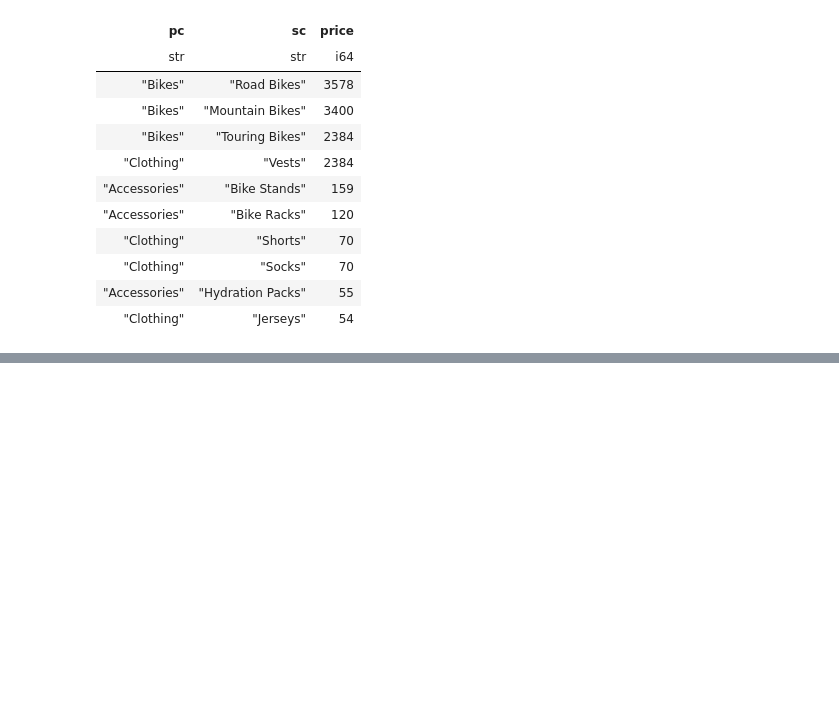
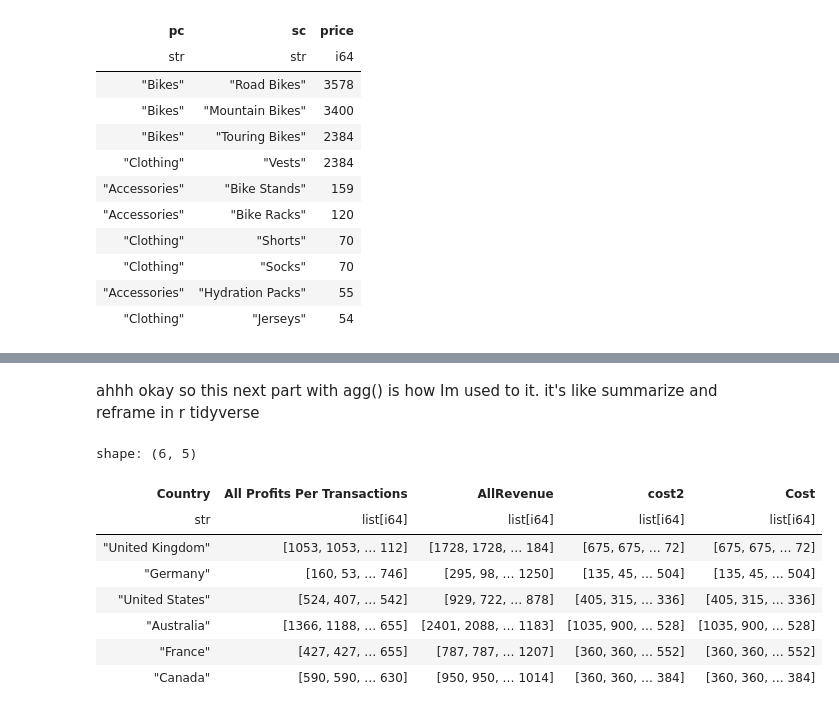
Before and after one commit to asenetcky/python-polars-the-definitive-guide, a Jupyter notebook: ch13-me.ipynb, the cells around one changed output, grey strips where cells are left out. Cells and saved outputs as stored; diff of their text form; code cells hidden in the pictures; blank space fills up the shorter version.

```diff
--- a/ch13-me.ipynb
+++ b/ch13-me.ipynb
@@ -164,0 +265,22 @@ shape: (10, 3)
+# %% [markdown]
+ahhh okay so this next part with agg() is how Im used to it. it's like summarize and reframe in r tidyverse
+# %%
+(
+    sales.group_by("Country").agg(
+        pl.col("Profit").alias("All Profits Per Transactions"),
+        pl.col("Revenue").name.prefix("All"),
+        pl.col("Revenue").sub(pl.col("Profit")).alias("cost2"),
+        Cost=pl.col("Revenue") - pl.col("Profit")
+
+    )
+)
+# %% [output]
+shape: (6, 5)
+| Country | All Profits Per Transactions | AllRevenue | cost2 | Cost |
+| str | list[i64] | list[i64] | list[i64] | list[i64] |
+| "United Kingdom" | [1053, 1053, … 112] | [1728, 1728, … 184] | [675, 675, … 72] | [675, 675, … 72] |
+| "Germany" | [160, 53, … 746] | [295, 98, … 1250] | [135, 45, … 504] | [135, 45, … 504] |
+| "United States" | [524, 407, … 542] | [929, 722, … 878] | [405, 315, … 336] | [405, 315, … 336] |
+| "Australia" | [1366, 1188, … 655] | [2401, 2088, … 1183] | [1035, 900, … 528] | [1035, 900, … 528] |
+| "France" | [427, 427, … 655] | [787, 787, … 1207] | [360, 360, … 552] | [360, 360, … 552] |
+| "Canada" | [590, 590, … 630] | [950, 950, … 1014] | [360, 360, … 384] | [360, 360, … 384] |
```
Also changed, not shown: parts of 7 cells of this notebook.
